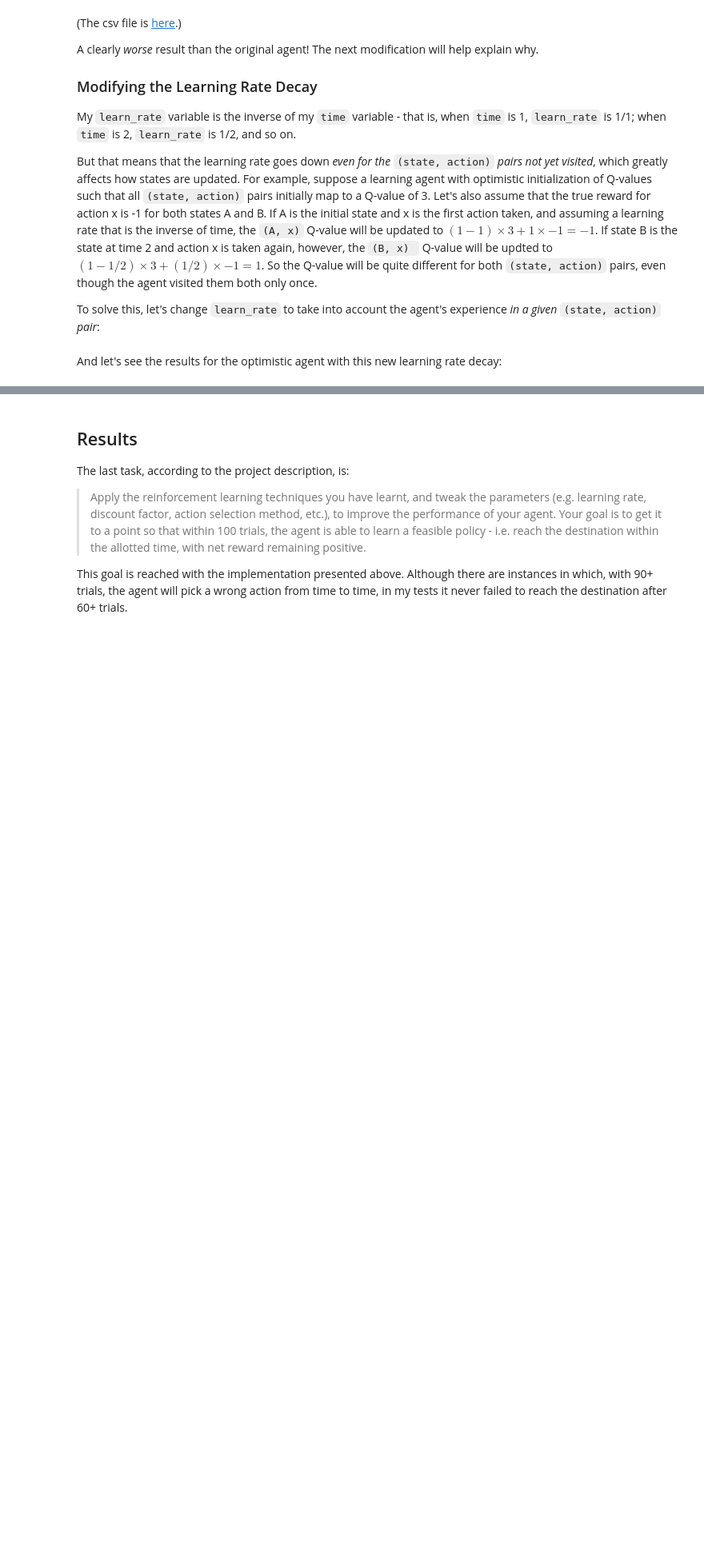
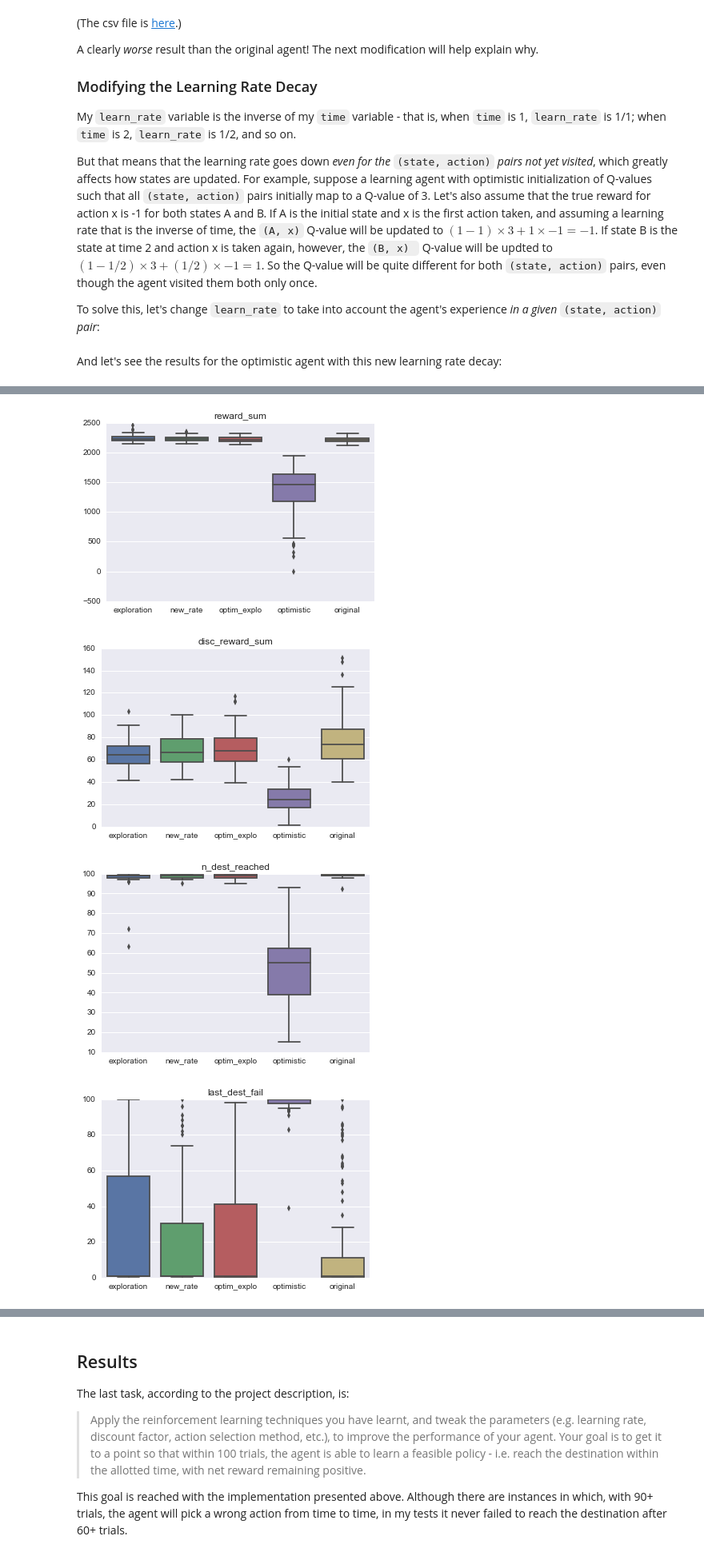
Before and after one commit to lmurtinho/mlend_ps4_smartcab, a Jupyter notebook: project_report.ipynb, the cells around one changed output, grey strips where cells are left out. Shown: that part at 80% size. Drawn from its saved outputs; the diff is of its cells as text; code cells hidden in the pictures; blank space fills up the shorter version.

```diff
--- a/project_report.ipynb
+++ b/project_report.ipynb
@@ -375,0 +376,3 @@ df_optim_new_learn_rate.describe()
+# %%
+df_explo_agent = pd.DataFrame.from_csv('exploration_agent_results.csv')
+df_explo_agent.describe()
@@ -375,0 +389,3 @@ df_optim_new_learn_rate.describe()
+# %%
+df_optim_explo_agent = pd.DataFrame.from_csv('optim_new_rate_explo_agent_results.csv')
+df_optim_explo_agent.describe()
@@ -375,0 +408,16 @@ df_optim_new_learn_rate.describe()
+# %%
+panel = pd.Panel.from_dict({'original': df_original,
+                            'optimistic': df_optimistic,
+                            'new_rate': df_optim_new_rate,
+                            'exploration': df_explo_agent,
+                            'optim_explo': df_optim_explo_agent})
+for column in df_original.columns:
+    sns.boxplot(data=panel.minor_xs(column))
+    plt.title(column)
+    plt.show()
+    plt.close()
+# %% [output]
+[figure, added]
+[figure, added]
+[figure, added]
+[figure, added]
```
Also changed, not shown: parts of 7 cells of this notebook, 7 other files.
